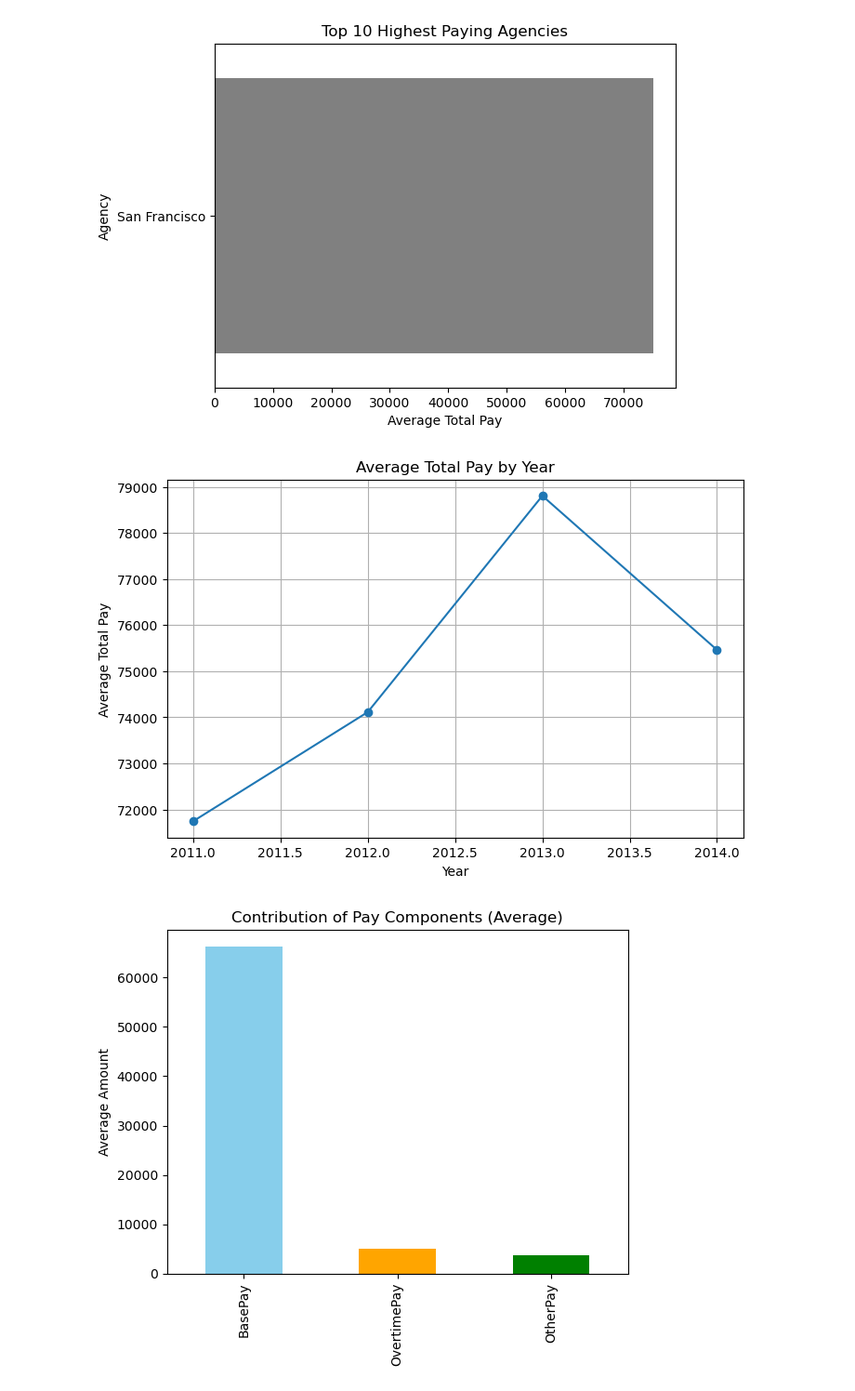
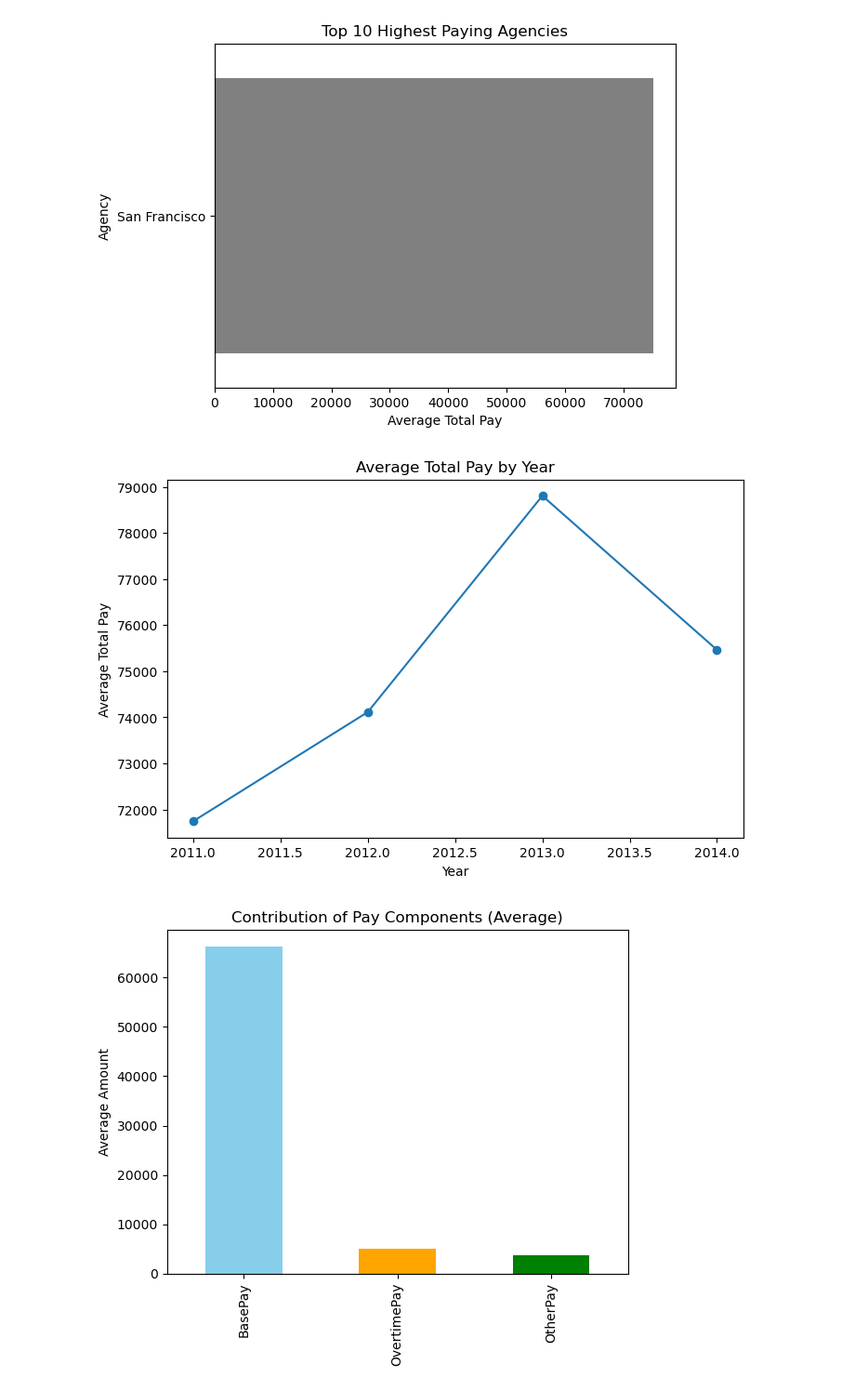
Before and after one commit to boomiikas/San-Francisco-city-employee-salary-Analysis-by-EDA-and-Feature-Engineering, a Jupyter notebook: salary.ipynb, the cells around one changed output. Shown at 93% size. Saved outputs shown, nothing was run; the diff lists cells and outputs as text; code cells hidden in the pictures.

Commit message:
Removed grid lines

```diff
--- a/salary.ipynb
+++ b/salary.ipynb
@@ -225,14 +229,13 @@ plt.show()
 # %%
 yearly_trend = df.groupby('Year')['TotalPay'].mean() #Salary Trends by Year
 plt.figure(figsize=(8,5))
 yearly_trend.plot(kind='line', marker='o')
 plt.title("Average Total Pay by Year")
 plt.xlabel("Year")
 plt.ylabel("Average Total Pay")
-plt.grid()
 plt.show()
 # %% [output]
-[figure, old version]
+[figure, new version]
 # %%
 components = df[['BasePay','OvertimePay','OtherPay','TotalPay']].mean() #Contribution of Pay Components
 components[:-1].plot(kind='bar', color=['skyblue','orange','green'])
```
Also changed, not shown: parts of 2 cells of this notebook.
